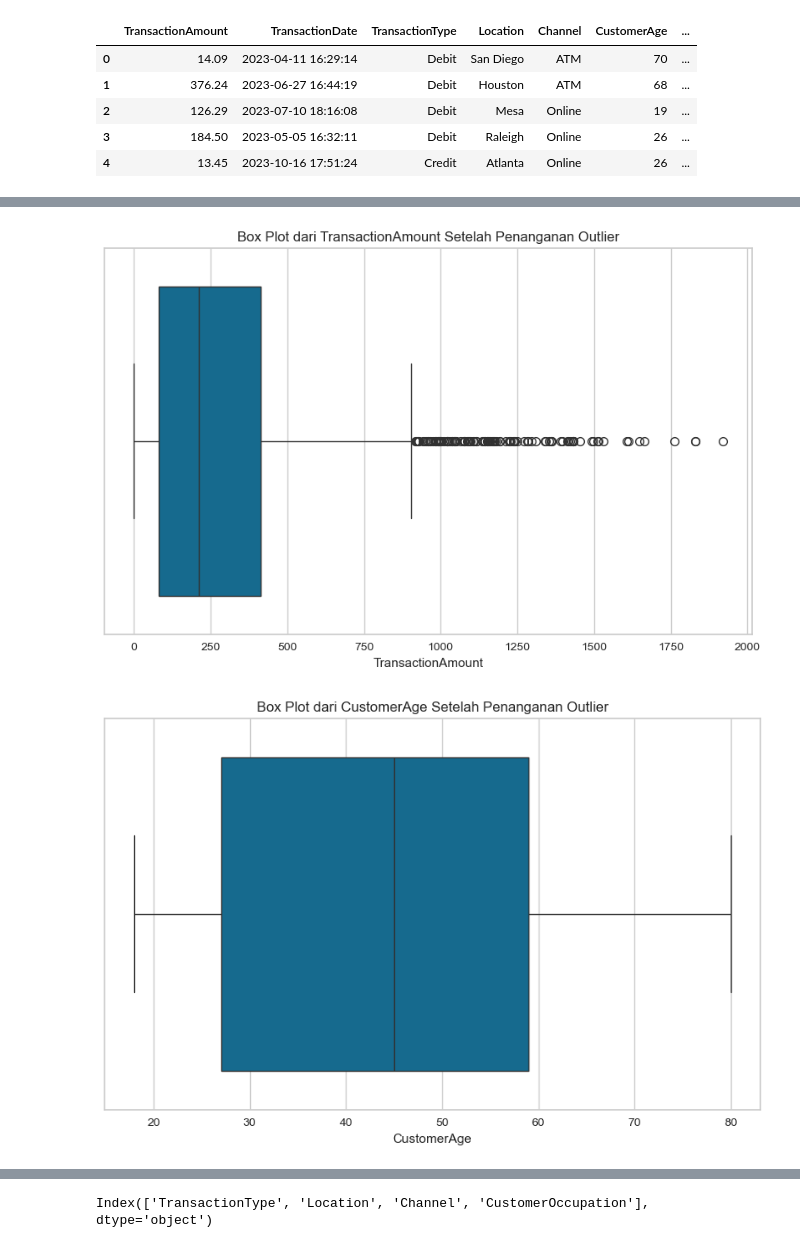
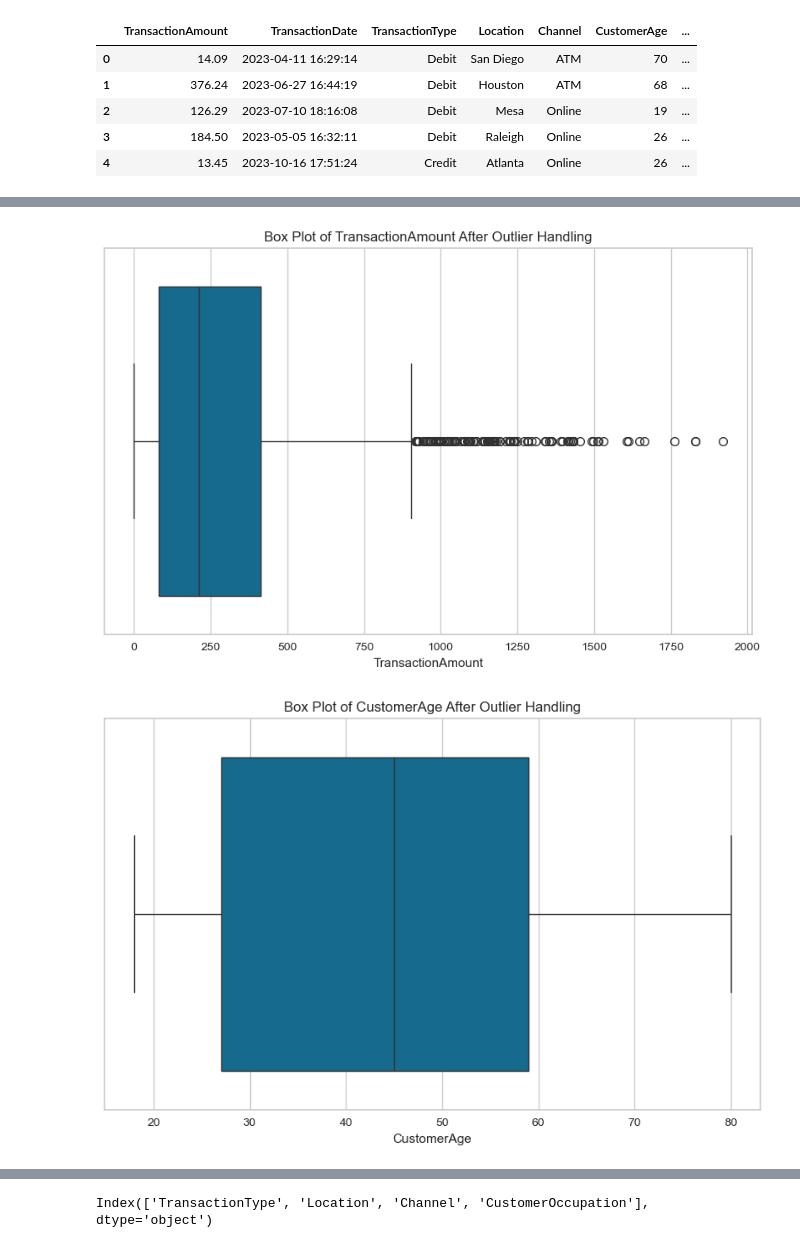
Before and after one commit to Aditypraa/fraud-detection-project, a Jupyter notebook: [Clustering]_Submission_Akhir_BMLP_Aditya Pratama.ipynb, the cells around one changed output, grey strips where cells are left out. Drawn from its saved outputs; the diff is of its cells as text; code cells hidden in the pictures.

```diff
--- a/[Clustering]_Submission_Akhir_BMLP_Aditya Pratama.ipynb
+++ b/[Clustering]_Submission_Akhir_BMLP_Aditya Pratama.ipynb
@@ -594,9 +569,9 @@ Index(['TransactionAmount', 'CustomerAge', 'TransactionDuration',
       dtype='object')
 # %%
-# Membuat plot untuk mendeteksi outlier
-for fitur in fitur_numerik:
+# Make plot for detection outliers
+for feature in numeric_features:
     plt.figure(figsize=(10, 6))
-    sns.boxplot(x=df_preprocessed[fitur])
-    plt.title(f'Box Plot dari {fitur}')
+    sns.boxplot(x=df_preprocessed[feature])
+    plt.title(f'Box Plot of {feature}')
     plt.show()
 # %% [output]
@@ -608,22 +583,23 @@ for fitur in fitur_numerik:
 # %%
-# Menangani outlier
-for fitur in fitur_numerik:
-    Q1 = df_preprocessed[fitur].quantile(0.25)
-    Q3 = df_preprocessed[fitur].quantile(0.75)
-    IQR = Q3 - Q1  # Rentang antar kuartil (Interquartile Range)
+# Handle outliers
+for feature in numeric_features:
+    Q1 = df_preprocessed[feature].quantile(0.25)
+    Q3 = df_preprocessed[feature].quantile(0.75)
+    IQR = Q3 - Q1
+    # lower_bound = Q1 - 1.5 * IQR
 
-    # Biarkan outlier pada fitur 'TransactionAmount' dan 'AccountBalance'
-    if fitur not in ['TransactionAmount', 'AccountBalance']:
-        # Filter dataframe untuk menghapus outlier
-        kondisi = ~((df_preprocessed[fitur] < (Q1 - 1.5 * IQR)) | (df_preprocessed[fitur] > (Q3 + 1.5 * IQR)))
-        df_preprocessed_filtered_numeric = df_preprocessed.loc[kondisi, fitur_numerik]
+    if feature not in ['TransactionAmount', 'AccountBalance']: # Let Outliers in TransactionAmount and AccountBalance
+        # Filter dataframe
+        condition = ~((df_preprocessed[numeric_features] < (Q1 - 1.5 * IQR)) | (df_preprocessed[numeric_features] > (Q3 + 1.5 * IQR))).any(axis=1)
+        df_preprocessed_filtered_numeric = df_preprocessed.loc[condition, numeric_features]
+    # else:
+    #     df_preprocessed[feature] = df[feature].apply(lambda x: (Q1 - 1.5 * IQR) if x < lower_bound else (Q3 + 1.5 * IQR) if x > (Q3 + 1.5 * IQR) else x)
 # %%
-# Melakukan plotting untuk setiap fitur numerik setelah penanganan outlier
-for fitur in fitur_numerik:
-    plt.figure(figsize=(10, 6))  # Mengatur ukuran figure
-    sns.boxplot(x=df_preprocessed[fitur])  # Membuat box plot untuk fitur
-    plt.title(f'Box Plot dari {fitur} Setelah Penanganan Outlier')  # Menambahkan judul pada plot
-    plt.show()  # Menampilkan plot
+for feature in numeric_features:
+    plt.figure(figsize=(10, 6))
+    sns.boxplot(x=df_preprocessed[feature])
+    plt.title(f'Box Plot of {feature} After Outlier Handling')
+    plt.show()
 # %% [output]
-[figure, old version]
+[figure, new version]
-[figure, old version]
+[figure, new version]
```
Also changed, not shown: parts of 44 cells of this notebook, 2 other files.
